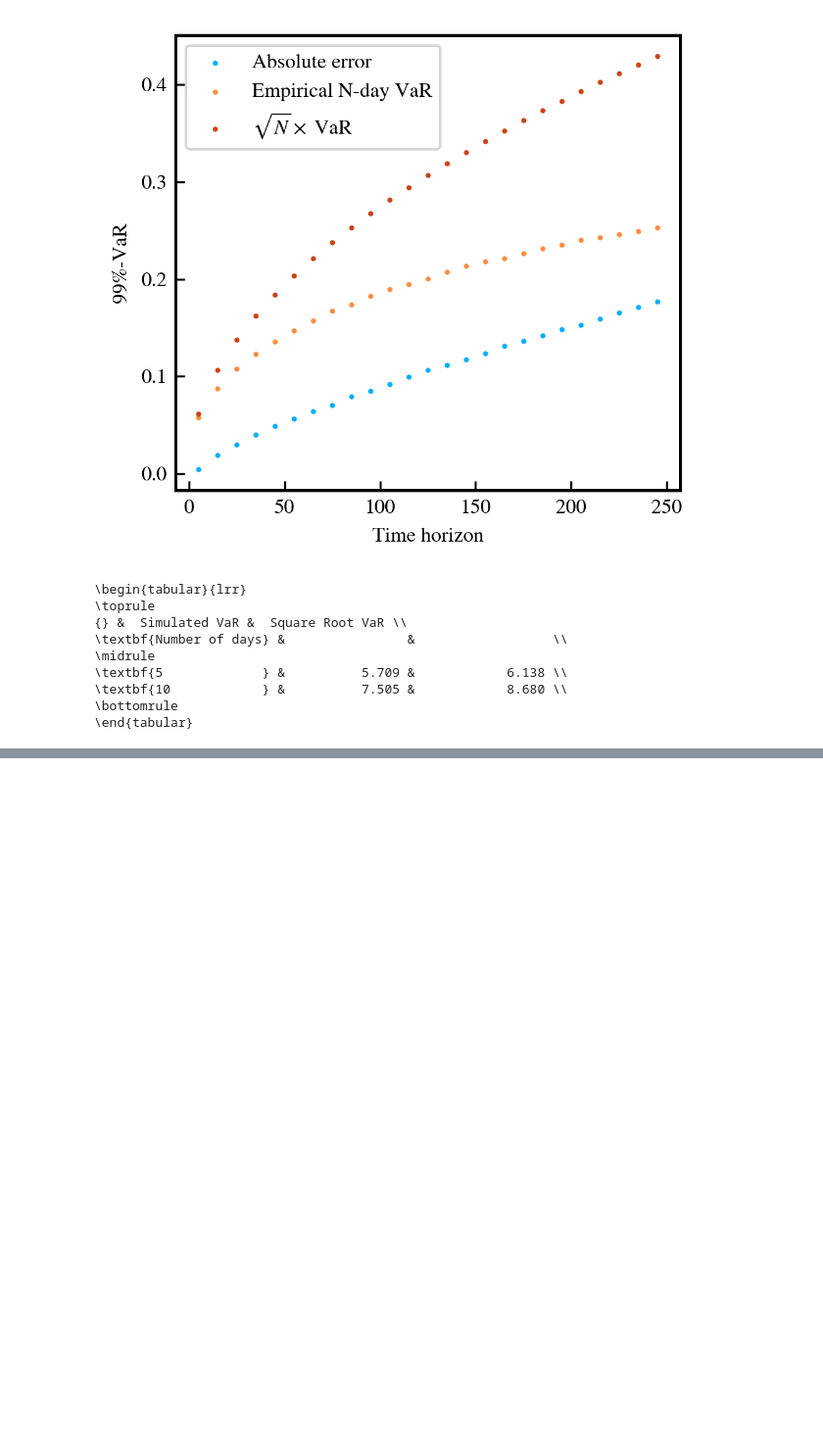
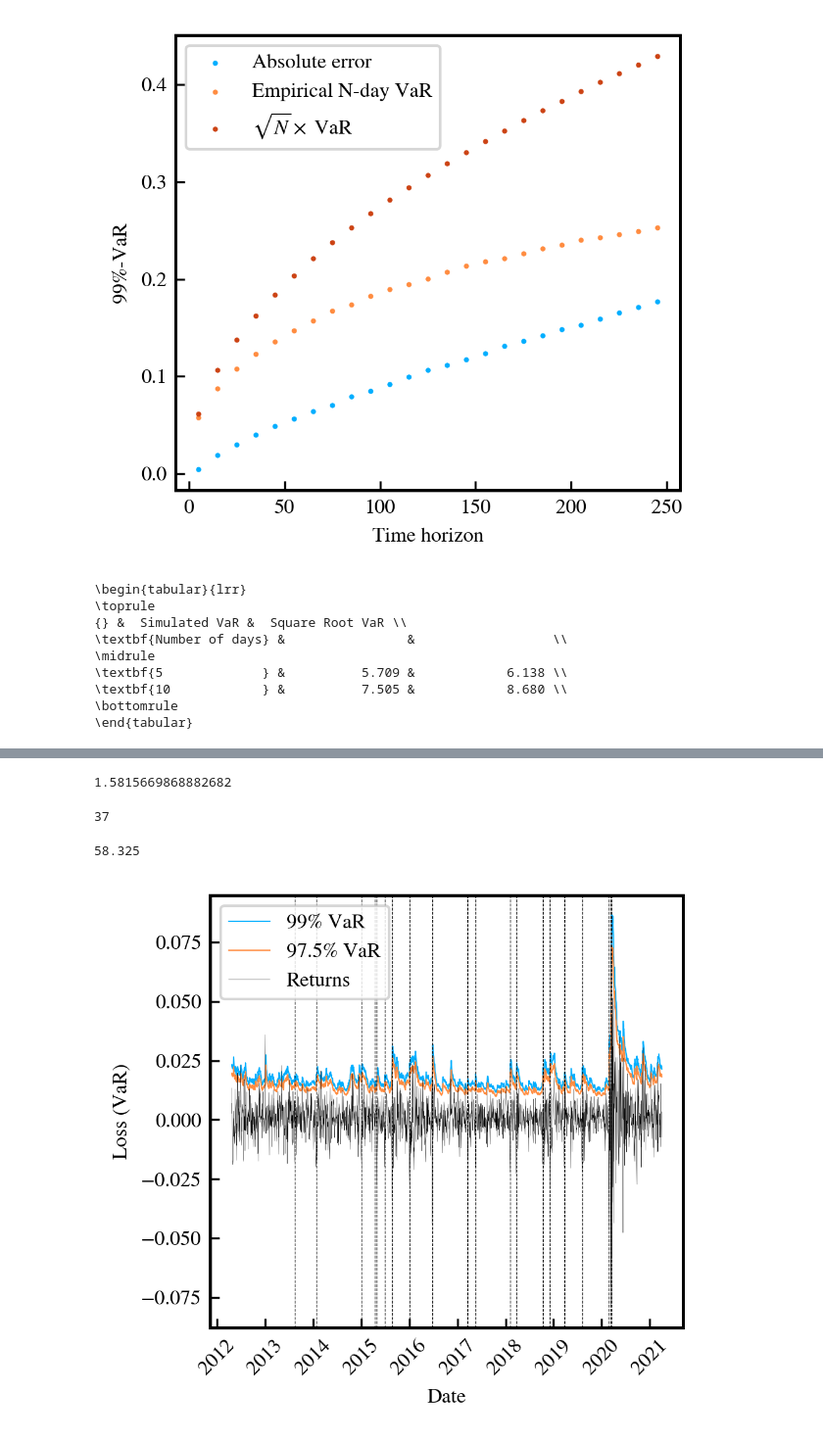
Before and after one commit to LuukOudshoorn25/QRM1, a Jupyter notebook: QRM Assignment 1.ipynb, the cells around one changed output, grey strips where cells are left out. Shown at 98% size. Drawn from its saved outputs; the diff is of its cells as text; code cells hidden in the pictures; blank space fills up the shorter version.

Commit message:
Added Constant Conditional Correlation method

```diff
--- a/QRM Assignment 1.ipynb
+++ b/QRM Assignment 1.ipynb
@@ -300,7 +317,7 @@ for i,asset in enumerate(returns.columns):
     # Get conditional volatilities
     volas = res.conditional_volatility/1e4
     # Estimate empirical distribution of zt
-    zt = (ret-res.params.mu) / volas
+    zt = (ret-ret.mean()) / volas
     axes[i].set_title(returns.columns[i], y=0.8)
     axes[i].plot(dates,np.sqrt(252)*100*volas,color='black',lw=0.5,label='GARCH')
     # EWMA
@@ -485,0 +562,47 @@ print((df*100).round(3).to_latex(bold_rows=True))
+# %%
+nostress_corr = residuals.loc[volatilities.index[volatilities.sum(axis=1)<np.percentile(volatilities.sum(axis=1),75)]].corr()
+stressed_corr = residuals.loc[volatilities.index[volatilities.sum(axis=1)>np.percentile(volatilities.sum(axis=1),75)]].corr()
+((stressed_corr / single_corr)[stressed_corr / single_corr!=1]).mean().mean()
+# %% [output]
+1.5815669868882682
+# %%
+# Estimate fixed correlation matrix
+cons_corrmat = residuals.corr()
+
+# Estimate covariance matrix for every timestep
+CCC_covmatrices = np.zeros((len(volatilities),len(stocks),len(stocks)))
+for i in range(len(volatilities)):
+    CCC_covmatrices[i] = corr_to_cov(cons_corrmat, volatilities.iloc[i])
+
+# Now we use variance-covariance method to estimate VaR and ES
+portfolio_variance = np.array([port_var(weights, CCC_covmatrices[w]) for w in range(len(CCC_covmatrices))])
+
+# Convert variance to VaR
+VaR99 = np.sqrt(portfolio_variance) * norm.ppf(1-0.01) + np.dot(weights, returns.mean())
+VaR975 = np.sqrt(portfolio_variance) * norm.ppf(1-0.025) + np.dot(weights, returns.mean())
+ES = np.sqrt(portfolio_variance) * 1/alpha * norm.pdf(norm.ppf(alpha)) + np.dot(weights, returns.mean())
+
+CCC_df = pd.DataFrame({'VaR99':VaR99, 'VaR975':VaR975, 'ES':ES},index=volatilities.index)
+CCC_df['portfolio'] = np.dot(weights,returns.T)
+# %%
+(CCC_df.portfolio > CCC_df.VaR975).sum()
+# %% [output]
+37
+# %%
+0.025*(2333)
+# %% [output]
+58.325
+# %%
+plt.plot(CCC_df.index,CCC_df.VaR99,lw=0.5,label='99% VaR')
+plt.plot(CCC_df.index,CCC_df.VaR975,lw=0.5,label='97.5% VaR')
+plt.plot(CCC_df.index,CCC_df.portfolio,lw=0.1,color='black',label='Returns')
+for i in count_VaR_violations.index[count_VaR_violations['portfolio_return']<count_VaR_violations['VaR1']]:
+    plt.axvline(i,lw=0.3,color='black',ls='--')
+plt.xticks(rotation=45)
+plt.legend(frameon=1)
+plt.ylabel('Loss (VaR)')
+plt.xlabel('Date')
+plt.tight_layout()
+plt.savefig('CCC_VaR.png',dpi=600)
+# %% [output]
+[figure, added]
```
Also changed, not shown: parts of 2 cells of this notebook, 1 other file.
